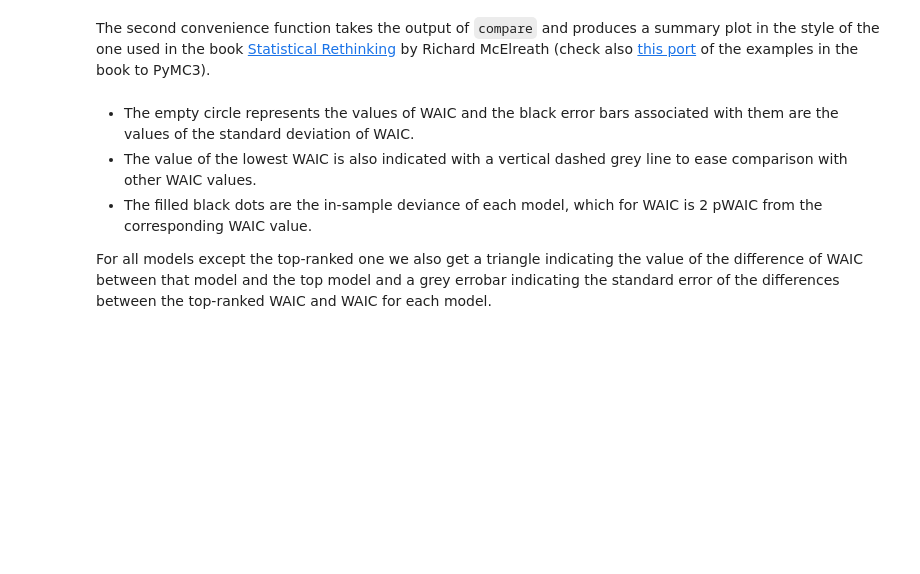
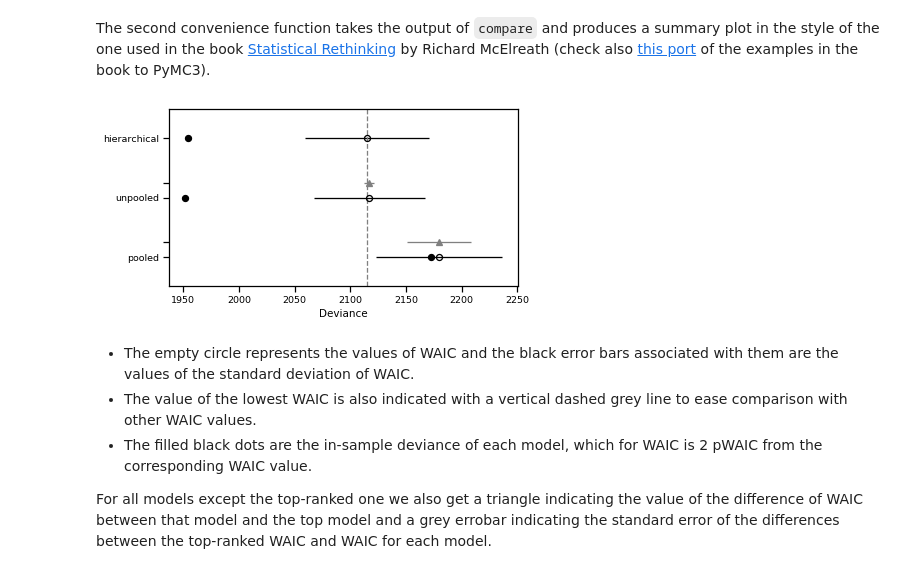
Before and after one commit to fonnesbeck/Bayes_Computing_Course, a Jupyter notebook: notebooks/Section1_3-Model_Comparison.ipynb, the cells around one changed output. Cells and saved outputs as stored; diff of their text form; code cells hidden in the pictures; blank space fills up the shorter version.

```diff
--- a/notebooks/Section1_3-Model_Comparison.ipynb
+++ b/notebooks/Section1_3-Model_Comparison.ipynb
@@ -215,7 +274,9 @@ The second convenience function takes the output of `compare` and produces a sum
 # %%
 from arviz import plot_compare
 
-plot_compare(df_comp_WAIC);
+ax = plot_compare(df_comp_WAIC);
+# %% [output]
+[figure, added]
 # %% [markdown]
 - The empty circle represents the values of WAIC and the black error bars associated with them are the values of the standard deviation of WAIC.
 - The value of the lowest WAIC is also indicated with a vertical dashed grey line to ease comparison with other WAIC values.
```
Also changed, not shown: parts of 16 cells of this notebook.
